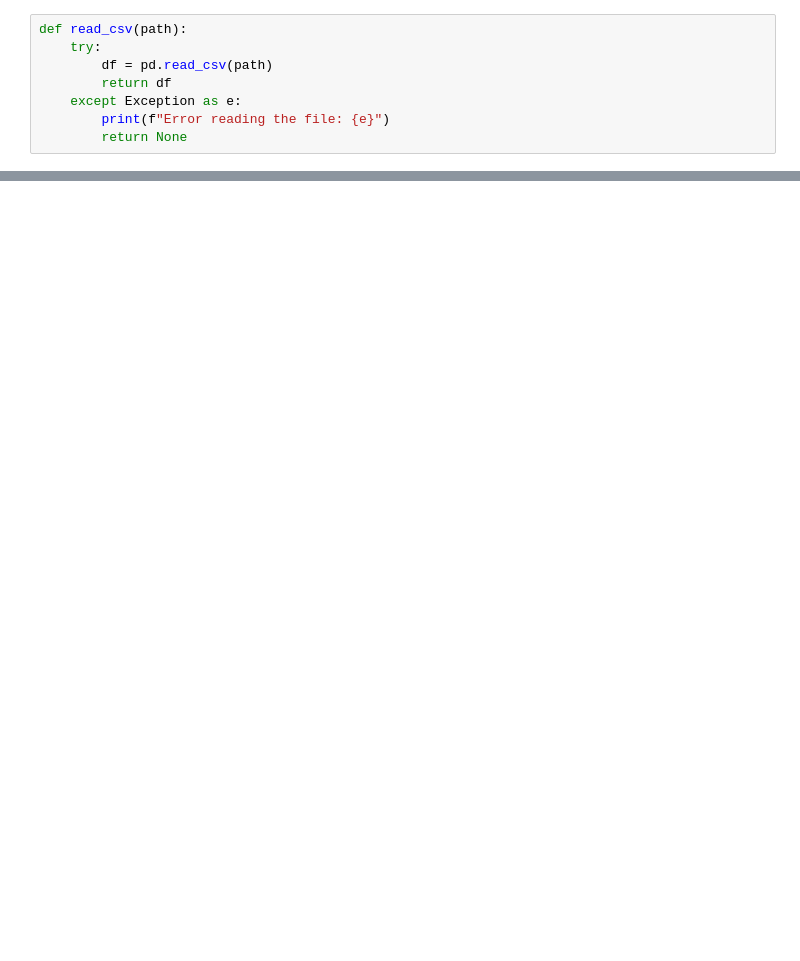
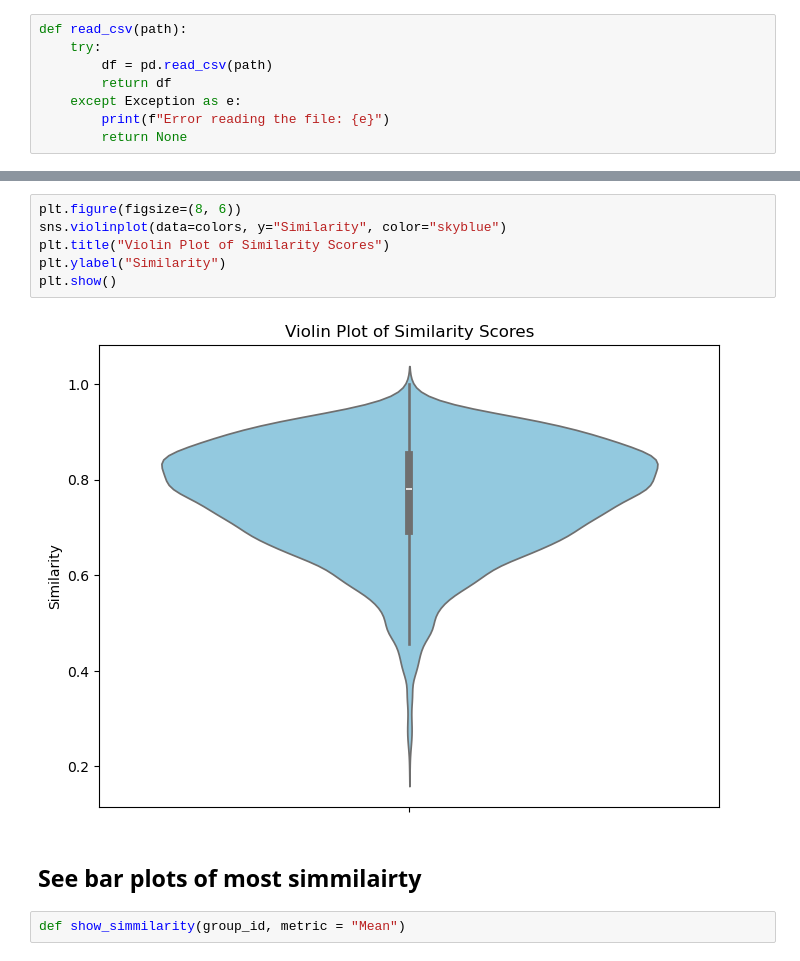
Before and after one commit to adamtms/AI-nspired, a Jupyter notebook: different_simmilarity_metrics.ipynb, the cells around one changed output, grey strips where cells are left out. Cells and saved outputs as stored; diff of their text form; blank space fills up the shorter version.

```diff
--- a/different_simmilarity_metrics.ipynb
+++ b/different_simmilarity_metrics.ipynb
@@ -97,0 +121,12 @@ colors.head()
+# %%
+plt.figure(figsize=(8, 6))
+sns.violinplot(data=colors, y="Similarity", color="skyblue")
+plt.title("Violin Plot of Similarity Scores")
+plt.ylabel("Similarity")
+plt.show()
+# %% [output]
+[figure, added]
+# %% [markdown]
+## See bar plots of most simmilairty
+# %%
+def show_simmilarity(group_id, metric = "Mean")
```
Also changed, not shown: parts of 6 cells of this notebook.
